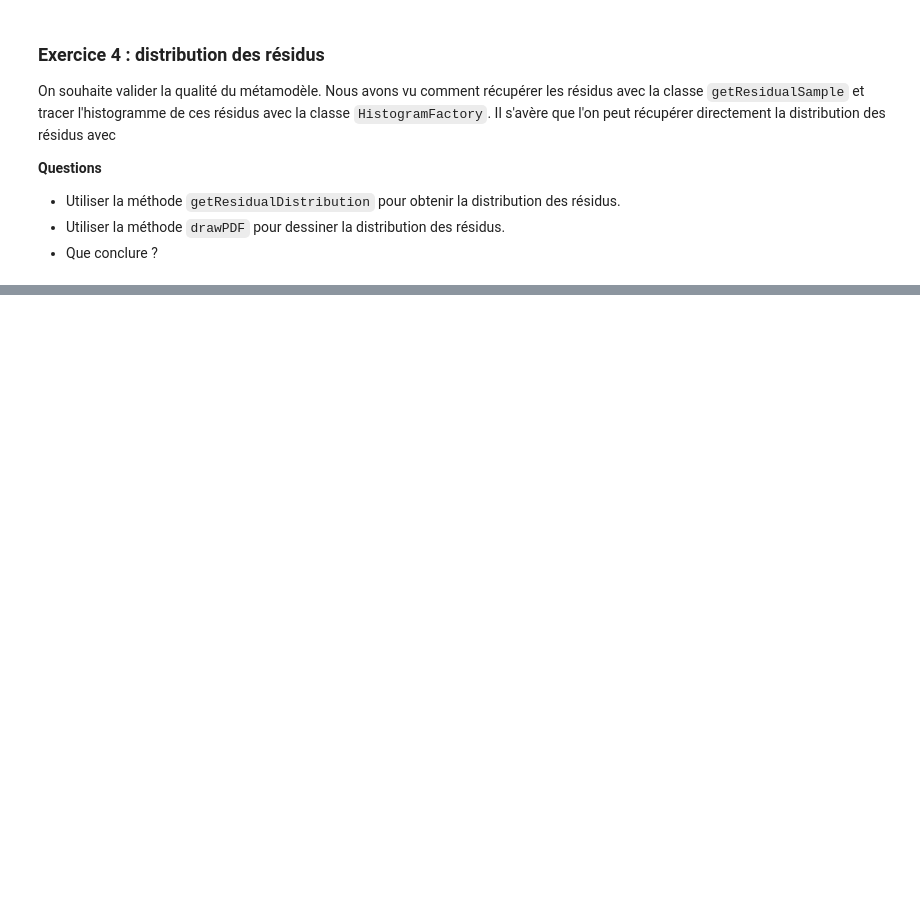
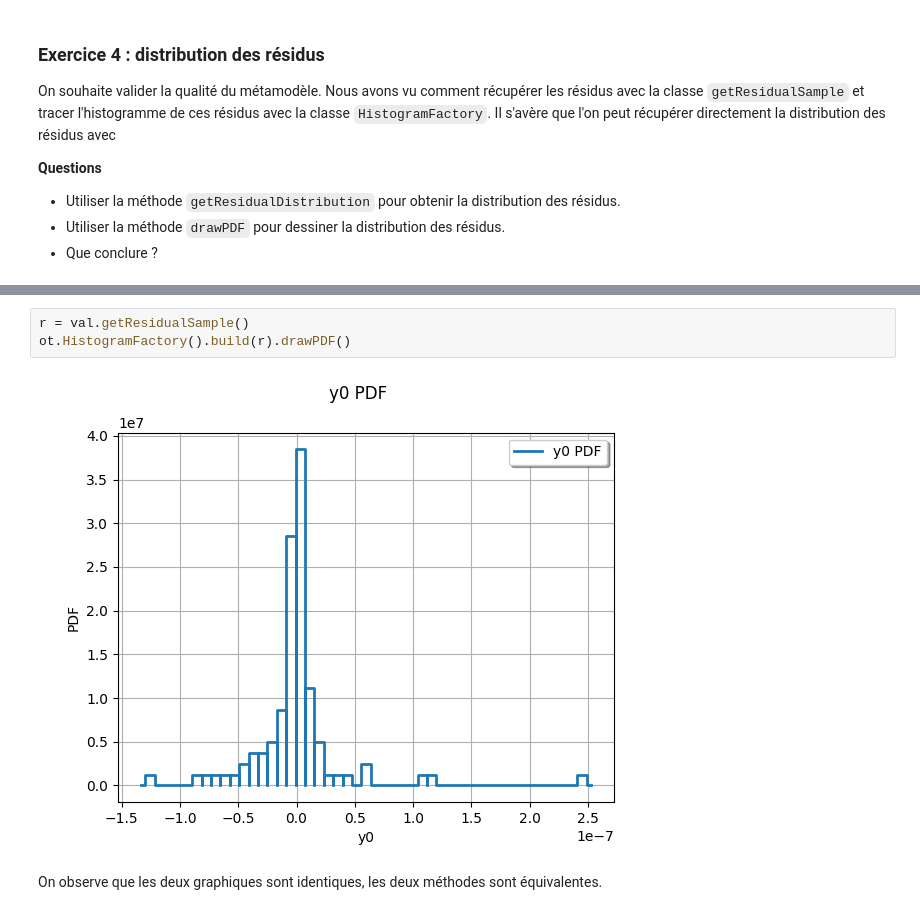
Before and after one commit to InfmathAxel/M2-csmi, a Jupyter notebook: incertitude/TP6_NOTE/6-2-Krigeage.ipynb, the cells around one changed output, grey strips where cells are left out. Cells and saved outputs as stored; diff of their text form; blank space fills up the shorter version.

```diff
--- a/incertitude/TP6_NOTE/6-2-Krigeage.ipynb
+++ b/incertitude/TP6_NOTE/6-2-Krigeage.ipynb
@@ -451,0 +470,7 @@ On souhaite valider la qualité du métamodèle. Nous avons vu comment récupér
+# %%
+r = val.getResidualSample()
+ot.HistogramFactory().build(r).drawPDF()
+# %% [output]
+[figure, added]
+# %% [markdown]
+On observe que les deux graphiques sont identiques, les deux méthodes sont équivalentes.
```
Also changed, not shown: parts of 22 cells of this notebook, 2 other files.
